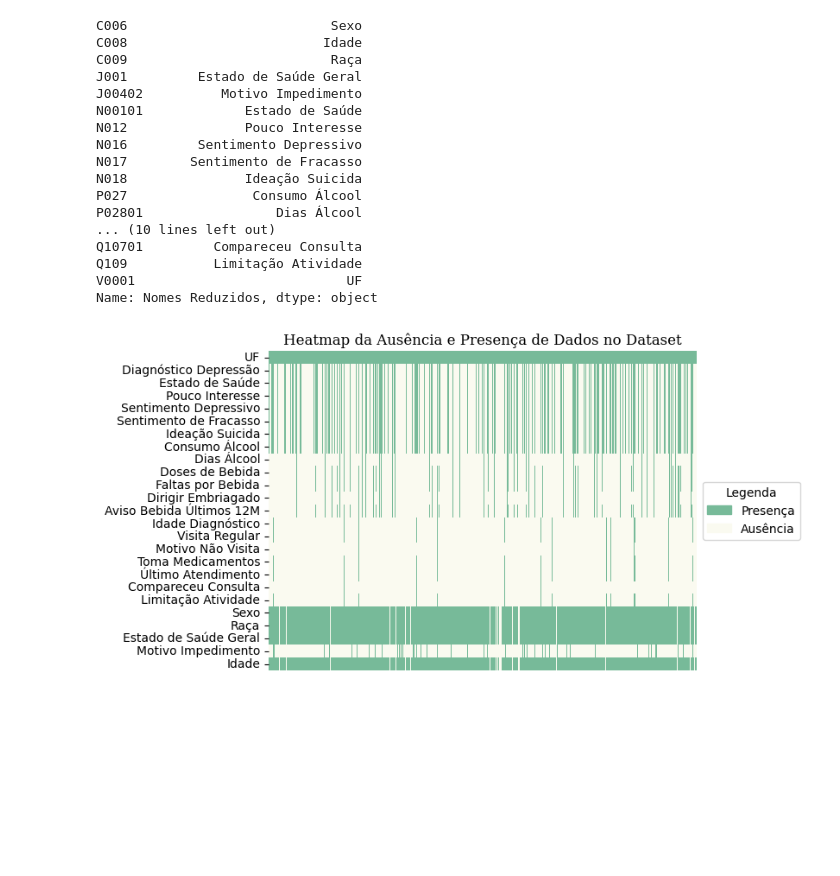
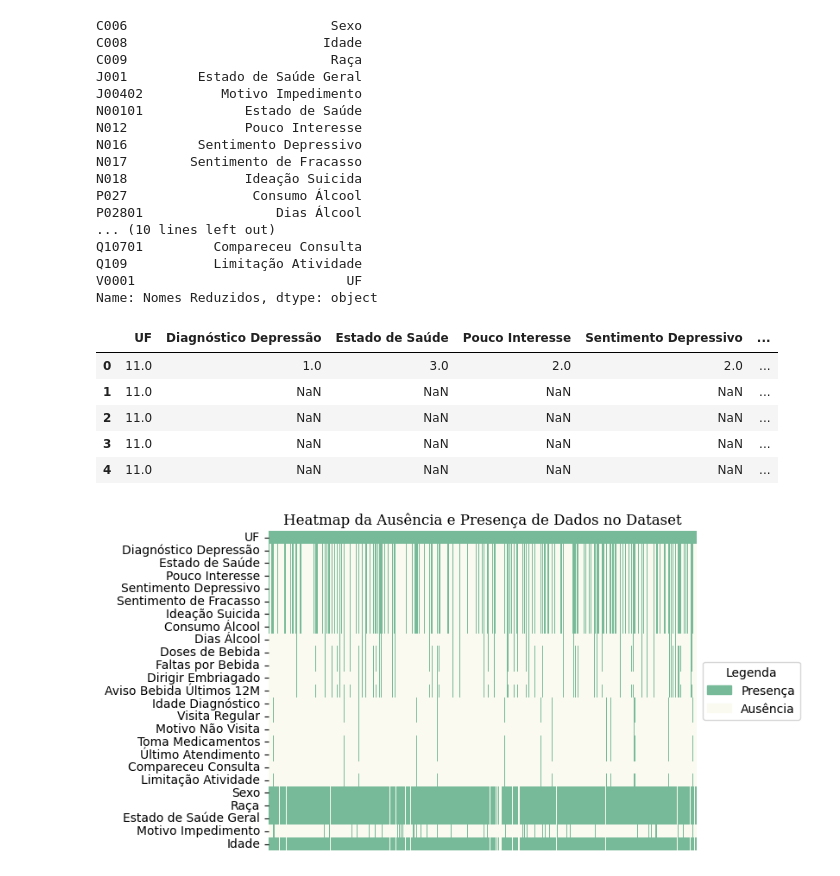
Before and after one commit to Pabloprado-png/TCC-Depressao, a Jupyter notebook: Tratamento e Redução da base V2.ipynb, the cells around one changed output. Drawn from its saved outputs; the diff is of its cells as text; code cells hidden in the pictures; blank space fills up the shorter version.

```diff
--- a/Tratamento e Redução da base V2.ipynb
+++ b/Tratamento e Redução da base V2.ipynb
@@ -81,6 +88,15 @@ Q10701         Compareceu Consulta
 Q109           Limitação Atividade
 V0001                           UF
 Name: Nomes Reduzidos, dtype: object
+# %%
+df.head()
+# %% [output]
+|  | UF | Diagnóstico Depressão | Estado de Saúde | Pouco Interesse | Sentimento Depressivo | ... |
+| 0 | 11.0 | 1.0 | 3.0 | 2.0 | 2.0 | ... |
+| 1 | 11.0 | NaN | NaN | NaN | NaN | ... |
+| 2 | 11.0 | NaN | NaN | NaN | NaN | ... |
+| 3 | 11.0 | NaN | NaN | NaN | NaN | ... |
+| 4 | 11.0 | NaN | NaN | NaN | NaN | ... |
 # %%
 # Renomeando as colunas
 df = df.rename(columns=traducao['Nomes Reduzidos'])
```
Also changed, not shown: parts of 2 cells of this notebook, 4 other files.
